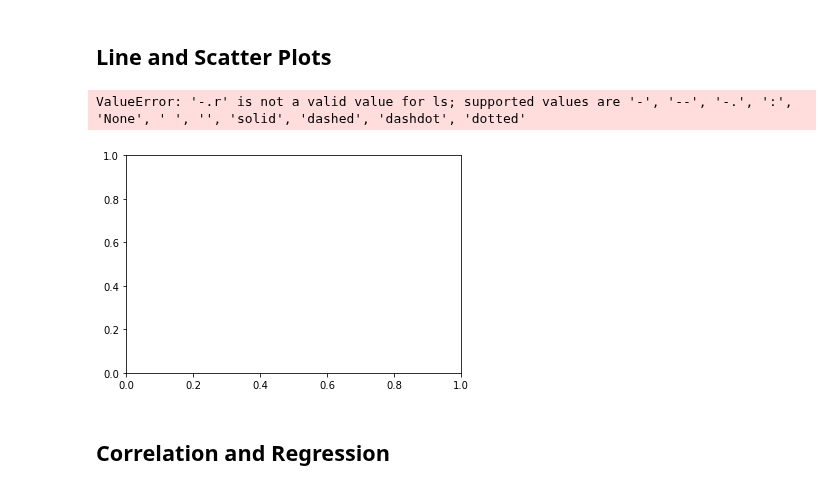
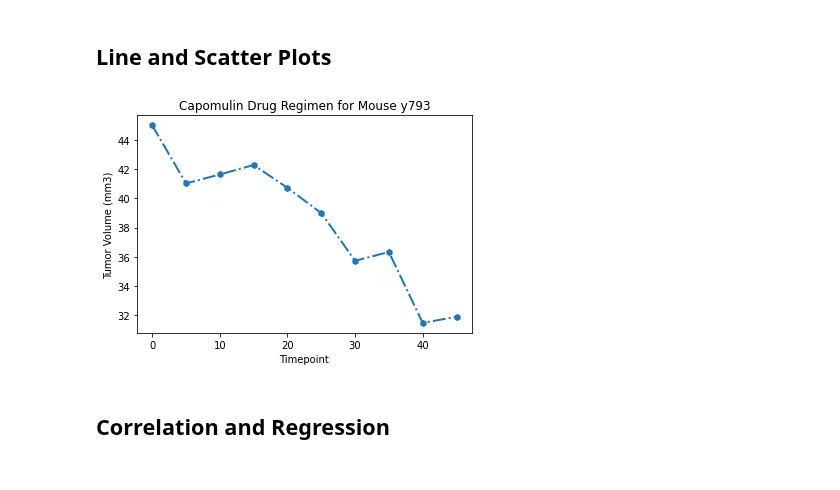
Before and after one commit to jmgeo/Matplotlib-Challenge, a Jupyter notebook: Pymaceuticals/pymaceuticals_starter.ipynb, the cells around one changed output. Drawn from its saved outputs; the diff is of its cells as text; code cells hidden in the pictures.

```diff
--- a/Pymaceuticals/pymaceuticals_starter.ipynb
+++ b/Pymaceuticals/pymaceuticals_starter.ipynb
@@ -358,15 +358,14 @@ plt.show()
 # %%
 # Generate a line plot of tumor volume vs. time point for a mouse treated with Capomulin
 ##first find a single mouse that was treated with Capomulin (looking up at the clean_combo_df, i can see one of the later mice y793 shows up in the print, so that'll work)
 single_mouse = clean_combo_df[['Timepoint','Tumor Volume (mm3)']].loc[(clean_combo_df['Drug Regimen']=='Capomulin') & (clean_combo_df['Mouse ID']=='y793')]
 single_mouse
 
 ###plot the data. documentation here: https://matplotlib.org/stable/api/_as_gen/matplotlib.pyplot.plot.html
-plt.plot(single_mouse['Timepoint'], single_mouse['Tumor Volume (mm3)'], marker='h', linewidth=2, linestyle='-.g')
+plt.plot(single_mouse['Timepoint'], single_mouse['Tumor Volume (mm3)'], marker='h', linewidth=2, linestyle='-.')
 plt.title('Capomulin Drug Regimen for Mouse y793')
 plt.ylabel('Tumor Volume (mm3)')
 plt.xlabel('Timepoint')
 plt.show()
 # %% [output]
-ValueError: '-.r' is not a valid value for ls; supported values are '-', '--', '-.', ':', 'None', ' ', '', 'solid', 'dashed', 'dashdot', 'dotted'
-[figure, old version]
+[figure, new version]
```
Also changed, not shown: parts of 2 cells of this notebook.
